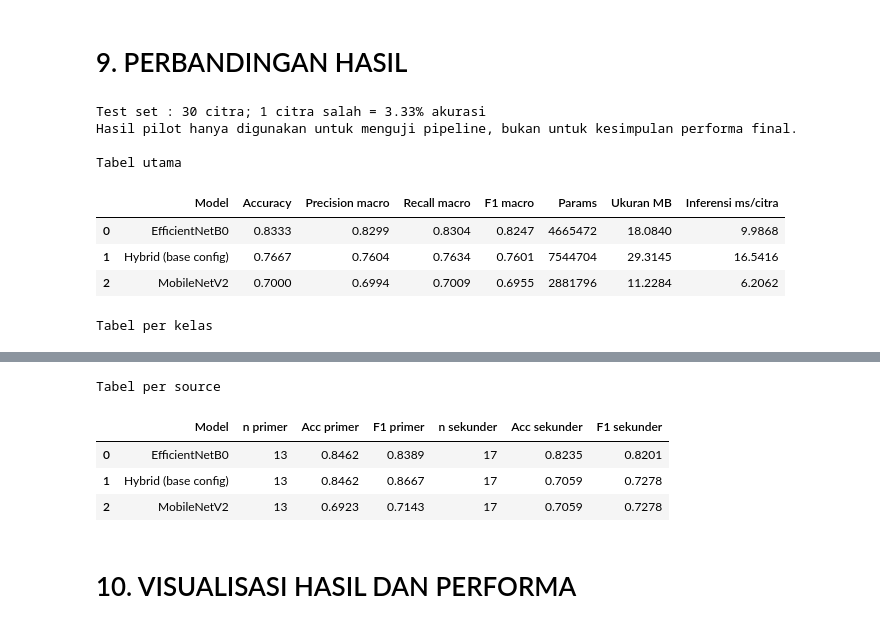
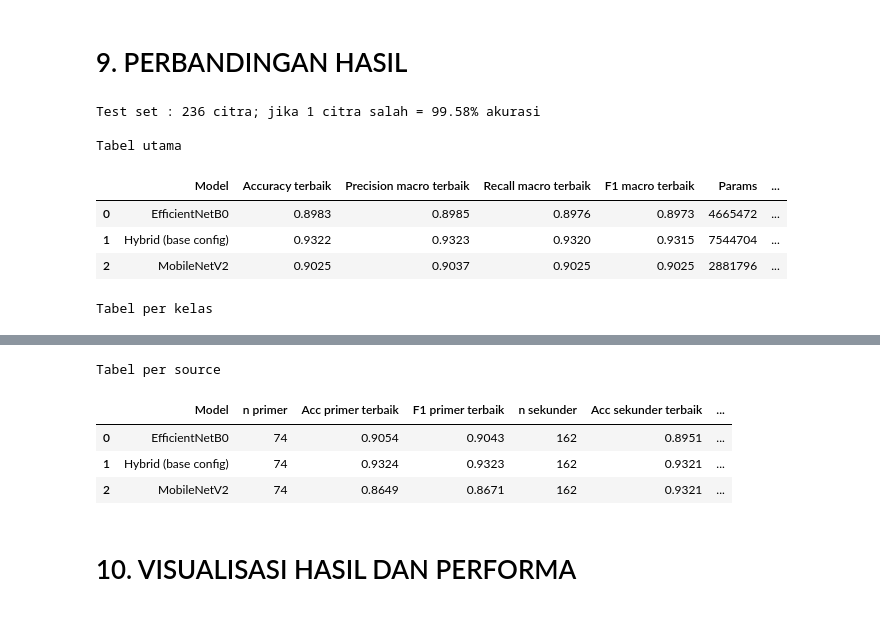
Before and after one commit to rifqiadrianto007/hybrid_modelv3.1, a Jupyter notebook: model.ipynb, the cells around one changed output, grey strips where cells are left out. Saved outputs shown, nothing was run; the diff lists cells and outputs as text; code cells hidden in the pictures.

Commit message:
feat : modelv3.1 test

```diff
--- a/model.ipynb
+++ b/model.ipynb
@@ -791,7 +736,9 @@ def run_experiment(variant_name, builder, cfg, seed) :
 # %%
 mobilenet_runs = []
 for run_seed in SEEDS :
-    run_row, run_payload = run_experiment("MobileNetV2", build_mobilenet, BASE_CONFIG, run_seed)
+    run_row, _ = run_experiment("MobileNetV2", build_mobilenet, BASE_CONFIG, run_seed)
     mobilenet_runs.append(run_row)
-print(pd.DataFrame(mobilenet_runs))
+
+mobilenet_runs_table = pd.DataFrame(mobilenet_runs).sort_values("seed").reset_index(drop=True)
+display(mobilenet_runs_table)
 # %% [output]
@@ -817,7 +838,9 @@ stage=1 epoch=12/50 train_loss=0.8238 val_loss=1.1731 train_acc=0.8429 val_acc=0
 # %%
 efficientnet_runs = []
 for run_seed in SEEDS :
-    run_row, run_payload = run_experiment("EfficientNetB0", build_efficientnet, BASE_CONFIG, run_seed)
+    run_row, _ = run_experiment("EfficientNetB0", build_efficientnet, BASE_CONFIG, run_seed)
     efficientnet_runs.append(run_row)
-print(pd.DataFrame(efficientnet_runs))
+
+efficientnet_runs_table = pd.DataFrame(efficientnet_runs).sort_values("seed").reset_index(drop=True)
+display(efficientnet_runs_table)
 # %% [output]
@@ -843,7 +934,9 @@ stage=1 epoch=12/50 train_loss=0.5897 val_loss=0.9298 train_acc=0.8571 val_acc=0
 # %%
 hybrid_runs = []
 for run_seed in SEEDS :
-    run_row, run_payload = run_experiment("Hybrid (base config)", build_hybrid, BASE_CONFIG, run_seed)
+    run_row, _ = run_experiment("Hybrid (base config)", build_hybrid, BASE_CONFIG, run_seed)
     hybrid_runs.append(run_row)
-print(pd.DataFrame(hybrid_runs))
+
+hybrid_runs_table = pd.DataFrame(hybrid_runs).sort_values("seed").reset_index(drop=True)
+display(hybrid_runs_table)
 # %% [output]
@@ -867,13 +1042,12 @@ stage=1 epoch=12/50 train_loss=0.7875 val_loss=1.0615 train_acc=0.8071 val_acc=0
 # %% [markdown]
 # 9. PERBANDINGAN HASIL
 # %%
-def _format_mean_std(series) :
+def _best_value(series, higher_is_better=True) :
     values = pd.to_numeric(series, errors="coerce").dropna()
-    if len(values) == 0 :
+    if values.empty :
         return ""
-    if len(values) == 1 :
-        return f"{values.iloc[0]:.4f}"
-    return f"{values.mean():.4f} +/- {values.std(ddof=1):.4f}"
+    value = values.max() if higher_is_better else values.min()
+    return f"{value:.4f}"
 
 
 def load_result_payloads(runs_frame) :
@@ -891,13 +1065,13 @@ def build_comparison_tables() :
     for variant, group in runs_frame.groupby("variant", sort=True) :
         main_rows.append({
             "Model": variant,
-            "Accuracy": _format_mean_std(group["test_acc"]),
-            "Precision macro": _format_mean_std(group["macro_precision"]),
-            "Recall macro": _format_mean_std(group["macro_recall"]),
-            "F1 macro": _format_mean_std(group["macro_f1"]),
+            "Accuracy terbaik": _best_value(group["test_acc"]),
+            "Precision macro terbaik": _best_value(group["macro_precision"]),
+            "Recall macro terbaik": _best_value(group["macro_recall"]),
+            "F1 macro terbaik": _best_value(group["macro_f1"]),
             "Params": int(group["params_total"].iloc[0]),
-            "Ukuran MB": _format_mean_std(group["size_mb"]),
-            "Inferensi ms/citra": _format_mean_std(group["latency_ms_mean"]),
+            "Ukuran MB terkecil": _best_value(group["size_mb"], higher_is_better=False),
+            "Inferensi ms/citra tercepat": _best_value(group["latency_ms_mean"], higher_is_better=False),
         })
     comparison_main = pd.DataFrame(main_rows)
 
@@ -910,45 +1084,43 @@ def build_comparison_tables() :
             class_report = report.get(str(class_index), {})
             per_class_rows.append({
                 "Model": payload["variant"],
                 "Kelas": CLASS_DISPLAY_NAMES.get(class_name, class_name),
                 "Precision": class_report.get("precision", 0.0),
                 "Recall": class_report.get("recall", 0.0),
                 "F1": class_report.get("f1-score", 0.0),
             })
     per_class = pd.DataFrame(per_class_rows)
     source_rows = []
     for variant, group in runs_frame.groupby("variant", sort=True) :
         source_rows.append({
             "Model": variant,
             "n primer": int(round(group["n_primer"].mean())),
-            "Acc primer": _format_mean_std(group["acc_primer"]),
-            "F1 primer": _format_mean_std(group["f1_primer"]),
+            "Acc primer terbaik": _best_value(group["acc_primer"]),
+            "F1 primer terbaik": _best_value(group["f1_primer"]),
             "n sekunder": int(round(group["n_sekunder"].mean())),
-            "Acc sekunder": _format_mean_std(group["acc_sekunder"]),
-            "F1 sekunder": _format_mean_std(group["f1_sekunder"]),
+            "Acc sekunder terbaik": _best_value(group["acc_sekunder"]),
+            "F1 sekunder terbaik": _best_value(group["f1_sekunder"]),
         })
     per_source = pd.DataFrame(source_rows)
     return runs_frame, comparison_main, per_class, per_source
 
 
 runs_frame, comparison_main, per_class, per_source = build_comparison_tables()
-print(f"Test set : {len(test_dataset)} citra; 1 citra salah = {100 / len(test_dataset):.2f}% akurasi")
-if RUN_TAG == "pilot" :
-    print("Hasil pilot hanya digunakan untuk menguji pipeline, bukan untuk kesimpulan performa final.")
+wrong_one_accuracy = 100 * (len(test_dataset) - 1) / len(test_dataset)
+print(f"Test set : {len(test_dataset)} citra; jika 1 citra salah = {wrong_one_accuracy:.2f}% akurasi")
 print("\nTabel utama")
 display(comparison_main)
 print("\nTabel per kelas")
 display(per_class)
 print("\nTabel per source")
 display(per_source)
 # %% [output]
-Test set : 30 citra; 1 citra salah = 3.33% akurasi
-Hasil pilot hanya digunakan untuk menguji pipeline, bukan untuk kesimpulan performa final.
+Test set : 236 citra; jika 1 citra salah = 99.58% akurasi
 
 Tabel utama
-|  | Model | Accuracy | Precision macro | Recall macro | F1 macro | Params | Ukuran MB | Inferensi ms/citra |
-| 0 | EfficientNetB0 | 0.8333 | 0.8299 | 0.8304 | 0.8247 | 4665472 | 18.0840 | 9.9868 |
-| 1 | Hybrid (base config) | 0.7667 | 0.7604 | 0.7634 | 0.7601 | 7544704 | 29.3145 | 16.5416 |
-| 2 | MobileNetV2 | 0.7000 | 0.6994 | 0.7009 | 0.6955 | 2881796 | 11.2284 | 6.2062 |
+|  | Model | Accuracy terbaik | Precision macro terbaik | Recall macro terbaik | F1 macro terbaik | Params | ... |
+| 0 | EfficientNetB0 | 0.8983 | 0.8985 | 0.8976 | 0.8973 | 4665472 | ... |
+| 1 | Hybrid (base config) | 0.9322 | 0.9323 | 0.9320 | 0.9315 | 7544704 | ... |
+| 2 | MobileNetV2 | 0.9025 | 0.9037 | 0.9025 | 0.9025 | 2881796 | ... |
 Tabel per kelas
 |  | Model | Kelas | Precision | Recall | F1 |
@@ -967,8 +1139,8 @@ Tabel per kelas
 Tabel per source
-|  | Model | n primer | Acc primer | F1 primer | n sekunder | Acc sekunder | F1 sekunder |
-| 0 | EfficientNetB0 | 13 | 0.8462 | 0.8389 | 17 | 0.8235 | 0.8201 |
-| 1 | Hybrid (base config) | 13 | 0.8462 | 0.8667 | 17 | 0.7059 | 0.7278 |
-| 2 | MobileNetV2 | 13 | 0.6923 | 0.7143 | 17 | 0.7059 | 0.7278 |
+|  | Model | n primer | Acc primer terbaik | F1 primer terbaik | n sekunder | Acc sekunder terbaik | ... |
+| 0 | EfficientNetB0 | 74 | 0.9054 | 0.9043 | 162 | 0.8951 | ... |
+| 1 | Hybrid (base config) | 74 | 0.9324 | 0.9323 | 162 | 0.9321 | ... |
+| 2 | MobileNetV2 | 74 | 0.8649 | 0.8671 | 162 | 0.9321 | ... |
 # %% [markdown]
 # 10. VISUALISASI HASIL DAN PERFORMA
 # %%
```
Also changed, not shown: parts of 21 cells of this notebook.
